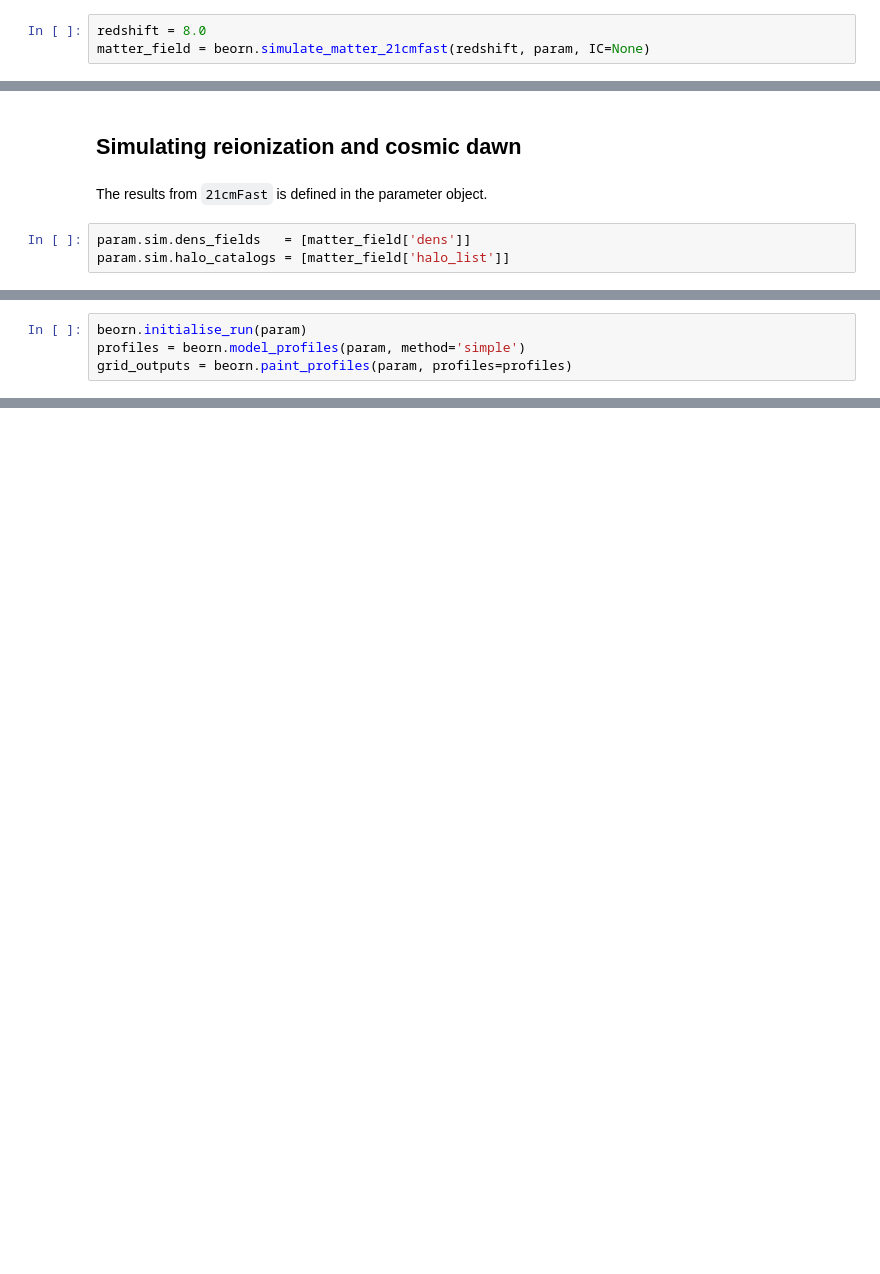
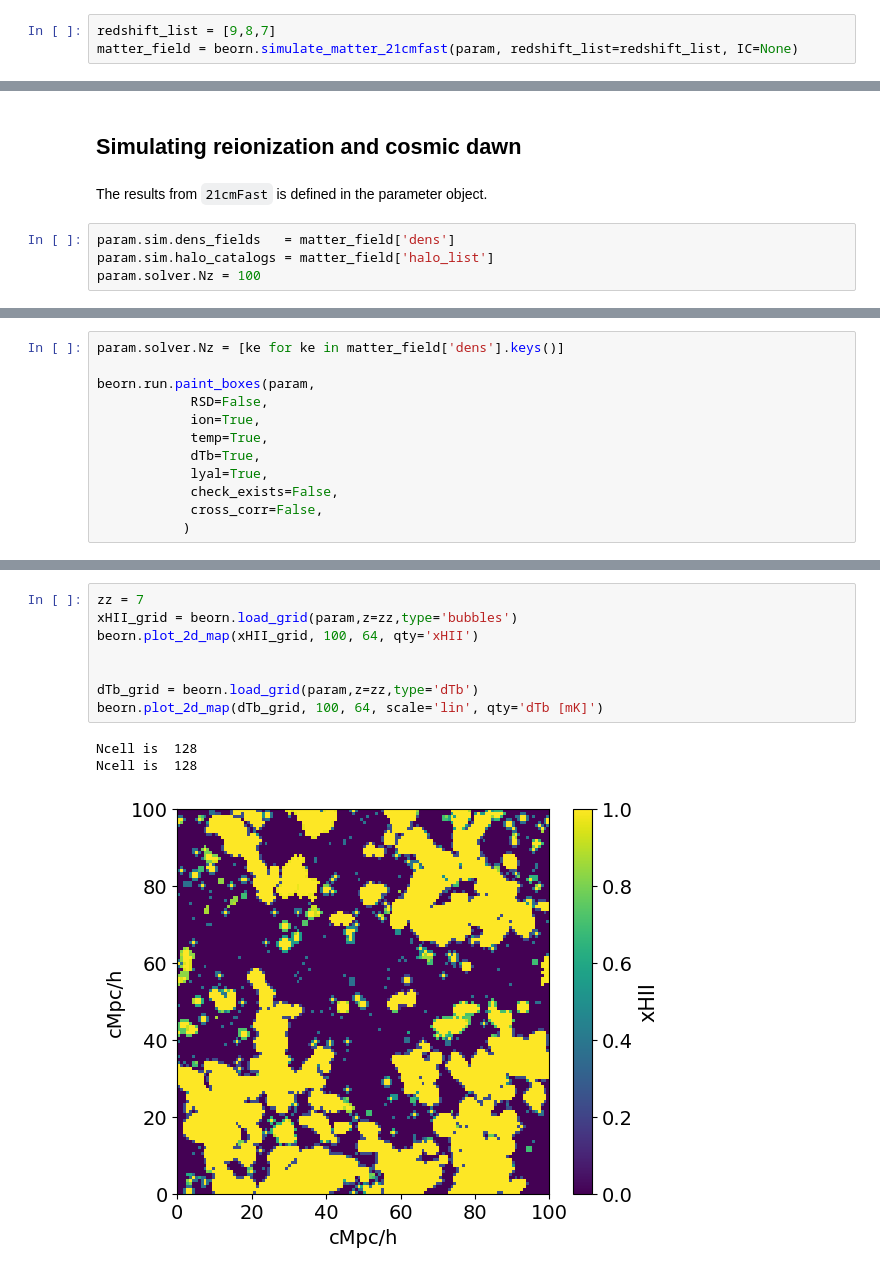
Before and after one commit to cosmic-reionization/BEoRN, a Jupyter notebook: docs/examples/beorn_example1.ipynb, the cells around one changed output, grey strips where cells are left out. Saved outputs shown, nothing was run; the diff lists cells and outputs as text; blank space fills up the shorter version.

Commit message:
example showing the interface with 21cmfast dens

```diff
--- a/docs/examples/beorn_example1.ipynb
+++ b/docs/examples/beorn_example1.ipynb
@@ -82,6 +82,6 @@ param.solver.Nz    = 200
 ## Simulate matter evolution
 beorn can either use density snapshots and halo catalogues from any N-body simulation or run a simulation code that it is coupled to. Here an example of running 21cmFast to model matter evolution is shown.
 # %%
-redshift = 8.0
-matter_field = beorn.simulate_matter_21cmfast(redshift, param, IC=None)
+redshift_list = [9,8,7]
+matter_field = beorn.simulate_matter_21cmfast(param, redshift_list=redshift_list, IC=None)
 # %% [output]
@@ -93,5 +111,6 @@ The following parameters to FlagOptions are not supported: ['USE_VELS_AUX']
 # %% [markdown]
 The results from `21cmFast` is defined in the parameter object.
 # %%
-param.sim.dens_fields   = [matter_field['dens']]
-param.sim.halo_catalogs = [matter_field['halo_list']]
+param.sim.dens_fields   = matter_field['dens']
+param.sim.halo_catalogs = matter_field['halo_list']
+param.solver.Nz = 100
@@ -100,4 +116,0 @@ As `beorn` is coupled to `21cmFast`, one can also directly run `beorn.run_coeval
-# %%
-beorn.initialise_run(param)
-profiles = beorn.model_profiles(param, method='simple')
-grid_outputs = beorn.paint_profiles(param, profiles=profiles)
@@ -174,0 +126,12 @@ plt.show()
+# %%
+param.solver.Nz = [ke for ke in matter_field['dens'].keys()]
+
+beorn.run.paint_boxes(param,
+            RSD=False,
+            ion=True,
+            temp=True,
+            dTb=True,
+            lyal=True,
+            check_exists=False,
+            cross_corr=False,
+           )
@@ -174,0 +156,12 @@ plt.show()
+# %%
+zz = 7
+xHII_grid = beorn.load_grid(param,z=zz,type='bubbles')
+beorn.plot_2d_map(xHII_grid, 100, 64, qty='xHII')
+
+
+dTb_grid = beorn.load_grid(param,z=zz,type='dTb')
+beorn.plot_2d_map(dTb_grid, 100, 64, scale='lin', qty='dTb [mK]')
+# %% [output]
+Ncell is  128
+Ncell is  128
+[figure, added]
```
Also changed, not shown: parts of 11 cells of this notebook, 5 other files.
